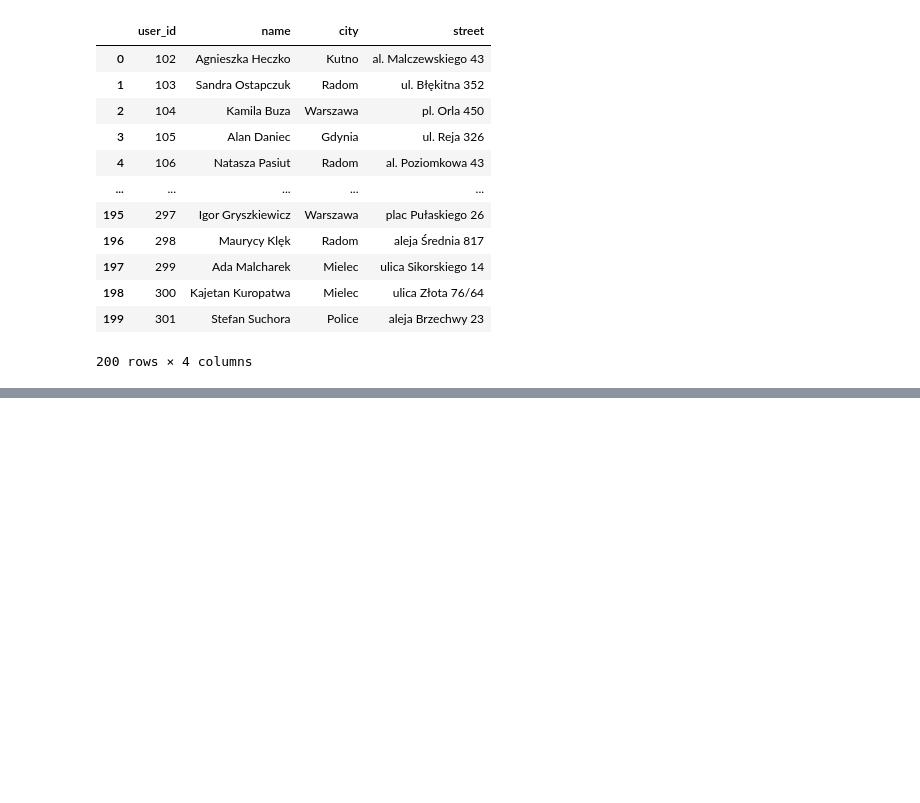
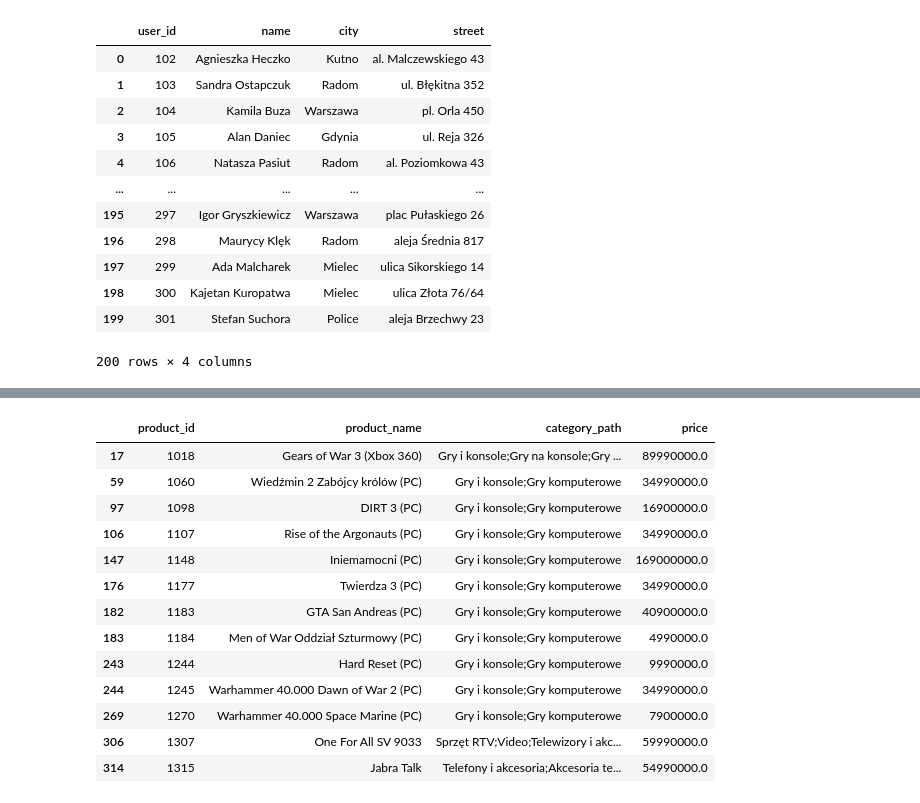
Before and after one commit to mrozans/Customer_Classifier, a Jupyter notebook: src/Report.ipynb, the cells around one changed output, grey strips where cells are left out. Cells and saved outputs as stored; diff of their text form; code cells hidden in the pictures; blank space fills up the shorter version.

```diff
--- a/src/Report.ipynb
+++ b/src/Report.ipynb
@@ -48,0 +106,17 @@ users_df
+# %%
+products_df.loc[products_df['price'] > 10000]
+# %% [output]
+|  | product_id | product_name | category_path | price |
+| 17 | 1018 | Gears of War 3 (Xbox 360) | Gry i konsole;Gry na konsole;Gry ... | 89990000.0 |
+| 59 | 1060 | Wiedźmin 2 Zabójcy królów (PC) | Gry i konsole;Gry komputerowe | 34990000.0 |
+| 97 | 1098 | DIRT 3 (PC) | Gry i konsole;Gry komputerowe | 16900000.0 |
+| 106 | 1107 | Rise of the Argonauts (PC) | Gry i konsole;Gry komputerowe | 34990000.0 |
+| 147 | 1148 | Iniemamocni (PC) | Gry i konsole;Gry komputerowe | 169000000.0 |
+| 176 | 1177 | Twierdza 3 (PC) | Gry i konsole;Gry komputerowe | 34990000.0 |
+| 182 | 1183 | GTA San Andreas (PC) | Gry i konsole;Gry komputerowe | 40900000.0 |
+| 183 | 1184 | Men of War Oddział Szturmowy (PC) | Gry i konsole;Gry komputerowe | 4990000.0 |
+| 243 | 1244 | Hard Reset (PC) | Gry i konsole;Gry komputerowe | 9990000.0 |
+| 244 | 1245 | Warhammer 40.000 Dawn of War 2 (PC) | Gry i konsole;Gry komputerowe | 34990000.0 |
+| 269 | 1270 | Warhammer 40.000 Space Marine (PC) | Gry i konsole;Gry komputerowe | 7900000.0 |
+| 306 | 1307 | One For All SV 9033 | Sprzęt RTV;Video;Telewizory i akc... | 59990000.0 |
+| 314 | 1315 | Jabra Talk | Telefony i akcesoria;Akcesoria te... | 54990000.0 |
```
Also changed, not shown: parts of 7 cells of this notebook.
